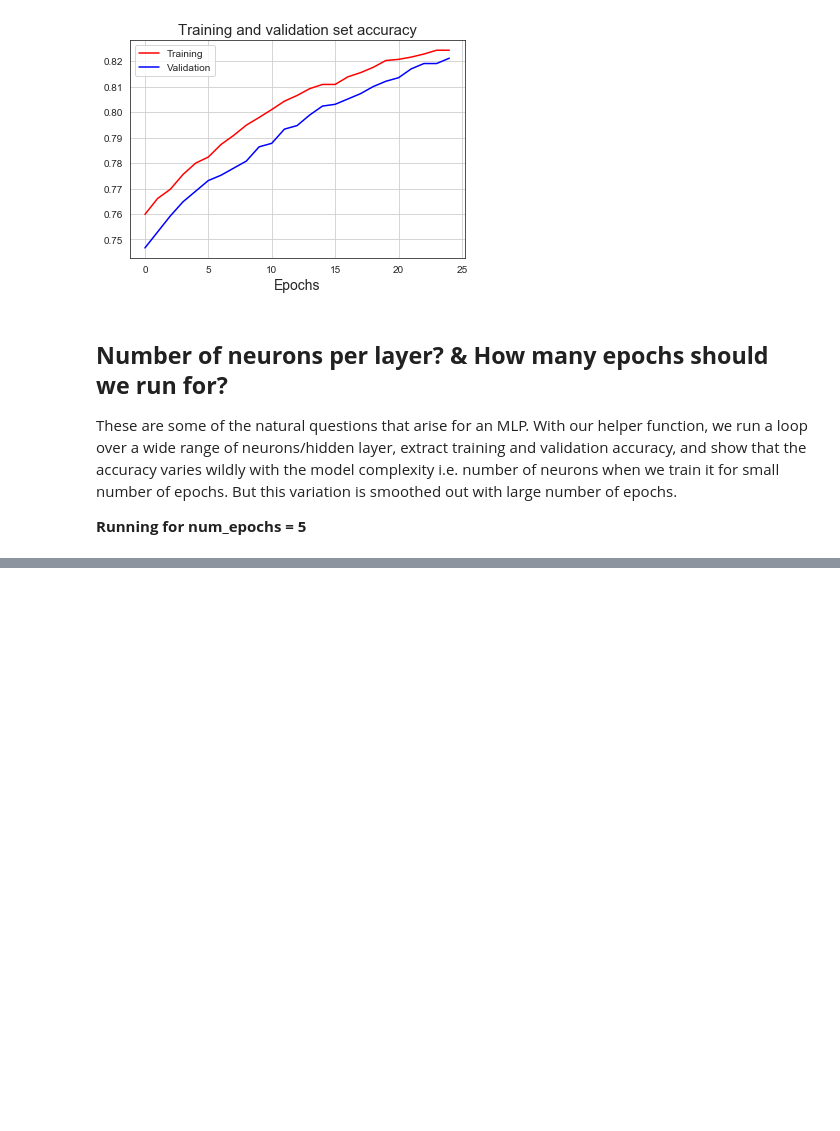
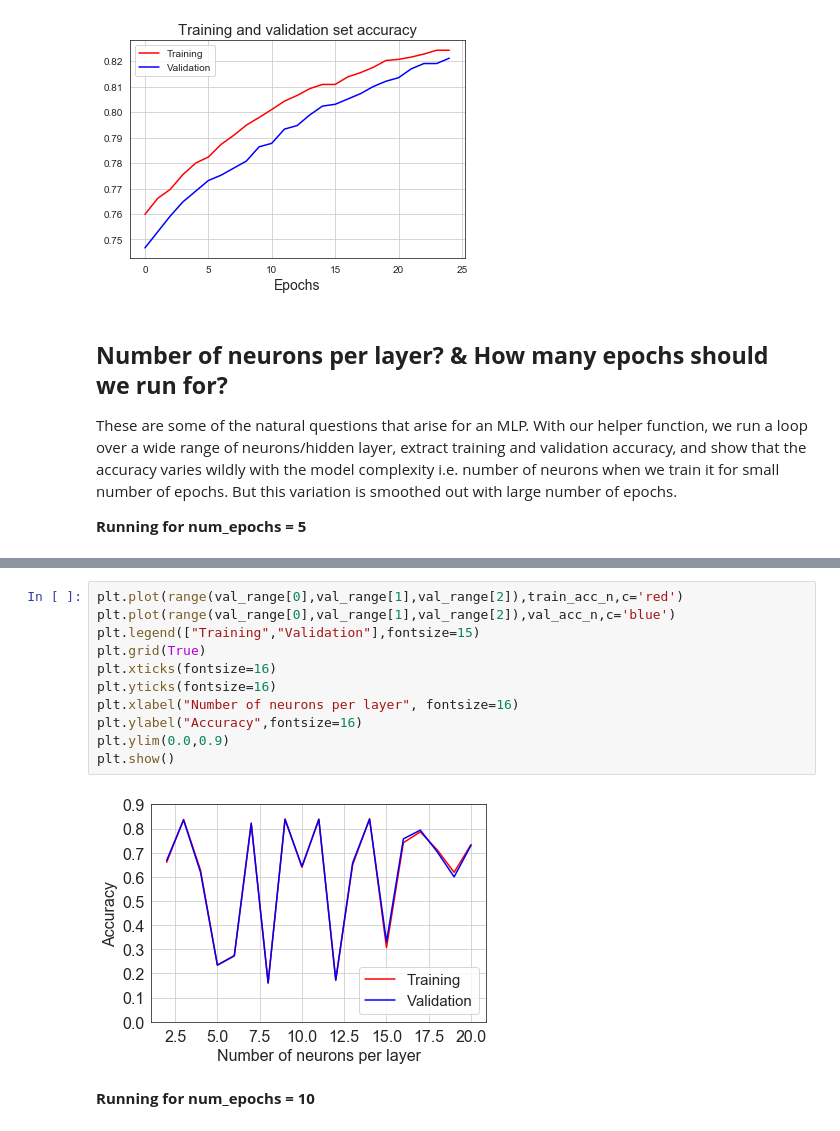
Before and after one commit to erikapat/ML_ALGORITHMS_TEST, a Jupyter notebook: LEARNING_AND_COMPLEXITY_CURVES/Example.ipynb, the cells around one changed output, grey strips where cells are left out. Saved outputs shown, nothing was run; the diff lists cells and outputs as text; blank space fills up the shorter version.

Commit message:
learning curves-NN2

```diff
--- a/LEARNING_AND_COMPLEXITY_CURVES/Example.ipynb
+++ b/LEARNING_AND_COMPLEXITY_CURVES/Example.ipynb
@@ -385,0 +397,15 @@ Done for number of neurons (each hidden layer): 9
+# %%
+plt.plot(range(val_range[0],val_range[1],val_range[2]),train_acc_n,c='red')
+plt.plot(range(val_range[0],val_range[1],val_range[2]),val_acc_n,c='blue')
+plt.legend(["Training","Validation"],fontsize=15)
+plt.grid(True)
+plt.xticks(fontsize=16)
+plt.yticks(fontsize=16)
+plt.xlabel("Number of neurons per layer", fontsize=16)
+plt.ylabel("Accuracy",fontsize=16)
+plt.ylim(0.0,0.9)
+plt.show()
+# %% [output]
+[figure, added]
+# %% [markdown]
+**Running for num_epochs = 10**
```
Also changed, not shown: parts of 14 cells of this notebook.
